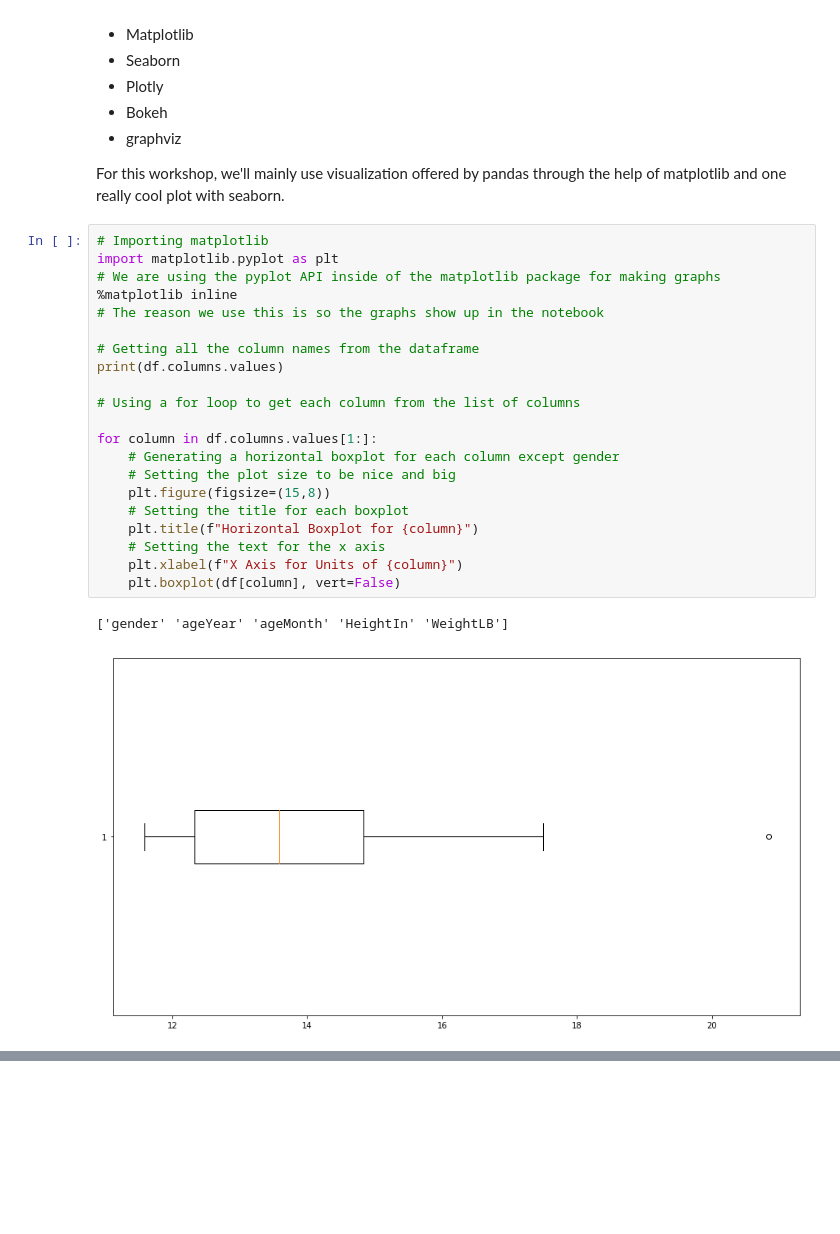
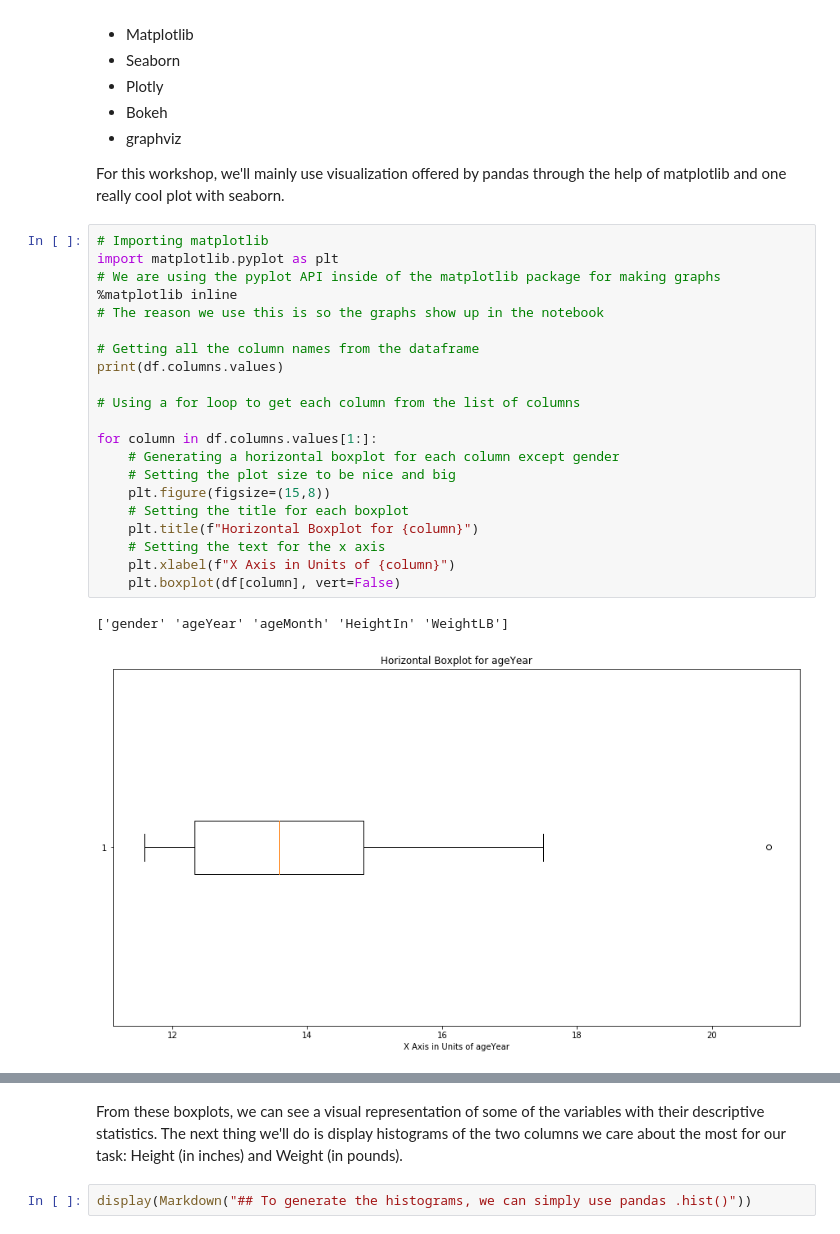
Before and after one commit to TheChanRProject/DevMasters-NewNB, a Jupyter notebook: NewNB-Python-V3.ipynb, the cells around one changed output, grey strips where cells are left out. Drawn from its saved outputs; the diff is of its cells as text; blank space fills up the shorter version.

Commit message:
getting histograms

```diff
--- a/NewNB-Python-V3.ipynb
+++ b/NewNB-Python-V3.ipynb
@@ -236,24 +236,24 @@ For this workshop, we'll mainly use visualization offered by pandas through the
 # %%
 # Importing matplotlib
 import matplotlib.pyplot as plt
 # We are using the pyplot API inside of the matplotlib package for making graphs
 %matplotlib inline
 # The reason we use this is so the graphs show up in the notebook
 
 # Getting all the column names from the dataframe
 print(df.columns.values)
 
 # Using a for loop to get each column from the list of columns
 
 for column in df.columns.values[1:]:
     # Generating a horizontal boxplot for each column except gender
     # Setting the plot size to be nice and big
     plt.figure(figsize=(15,8))
     # Setting the title for each boxplot
     plt.title(f"Horizontal Boxplot for {column}")
     # Setting the text for the x axis
-    plt.xlabel(f"X Axis for Units of {column}")
+    plt.xlabel(f"X Axis in Units of {column}")
     plt.boxplot(df[column], vert=False)
 # %% [output]
 ['gender' 'ageYear' 'ageMonth' 'HeightIn' 'WeightLB']
-[figure, old version]
+[figure, new version]
@@ -262,0 +263,4 @@ for column in df.columns.values[1:]:
+# %% [markdown]
+From these boxplots, we can see a visual representation of some of the variables with their descriptive statistics. The next thing we'll do is display histograms of the two columns we care about the most for our task: Height (in inches) and Weight (in pounds).
+# %%
+display(Markdown("## To generate the histograms, we can simply use pandas .hist()"))
```
Also changed, not shown: parts of 1 cell of this notebook.
